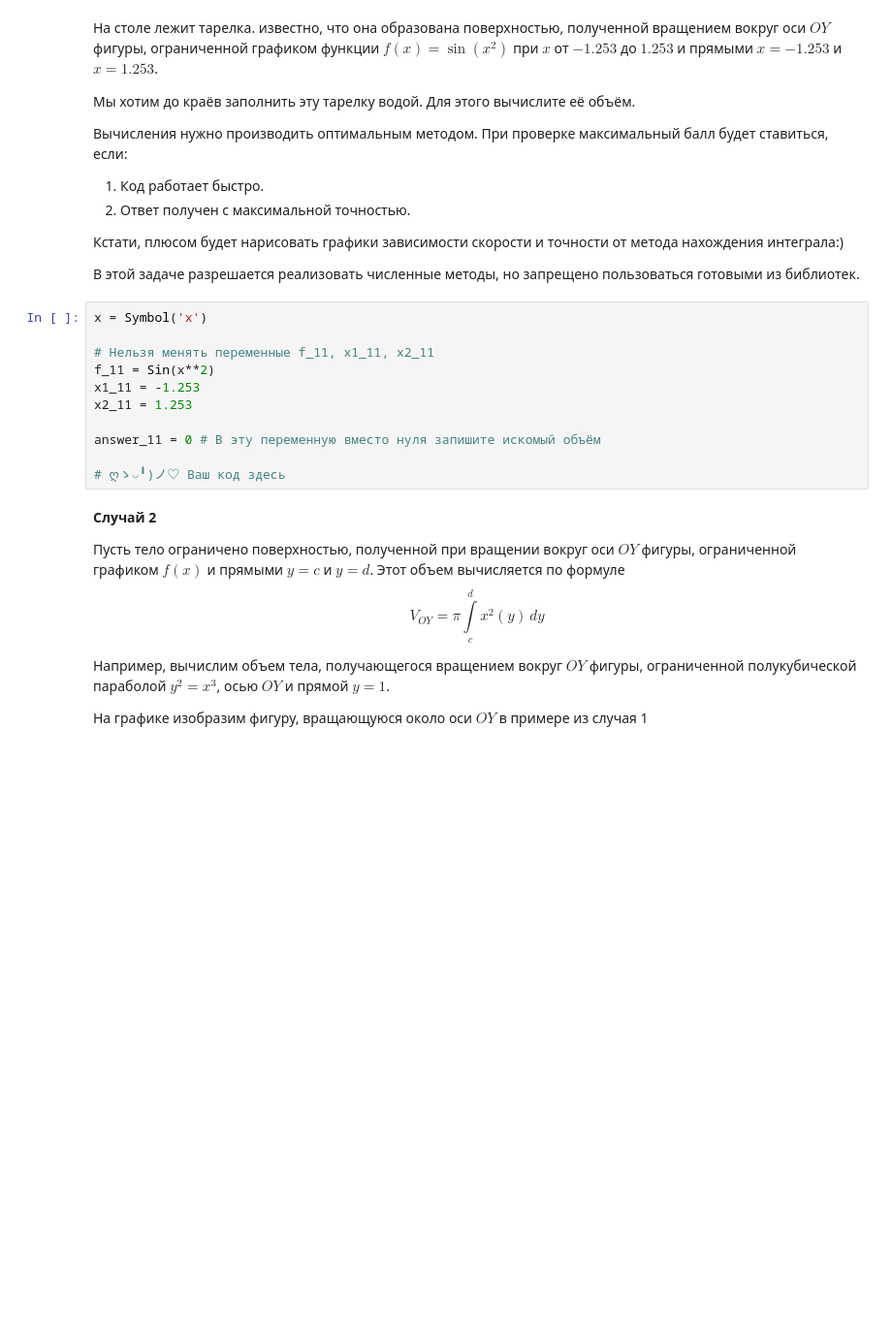
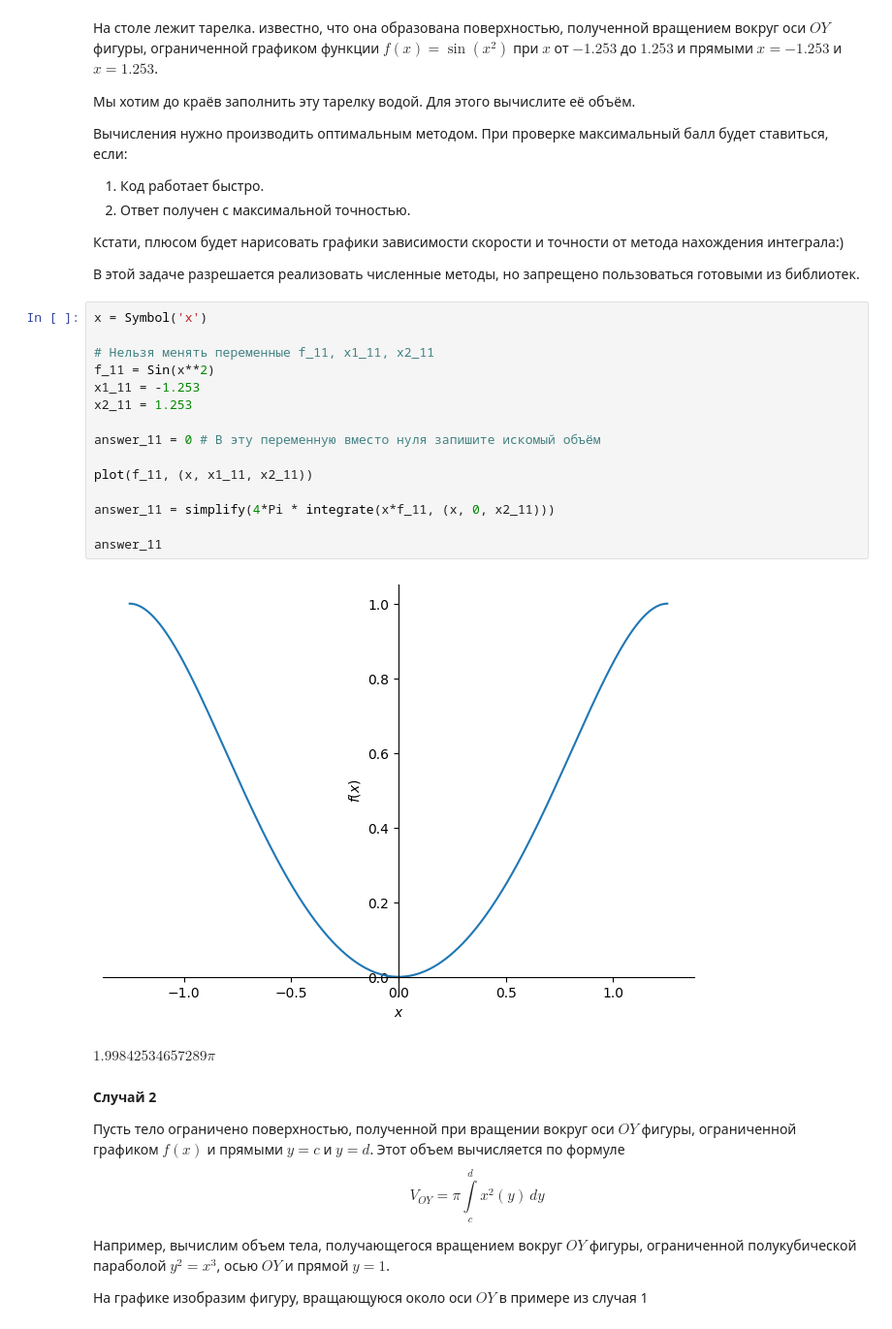
Before and after one commit to emelvv/hse-matan, a Jupyter notebook: ЛАБА2/Лабораторная работа 2 Часть 2 МА1 ПМИ Емельянов Владимир Михайлович Вариант 77.ipynb, the cells around one changed output. Shown: that part at 97% size. Drawn from its saved outputs; the diff is of its cells as text; blank space fills up the shorter version.

```diff
--- a/ЛАБА2/Лабораторная работа 2 Часть 2 МА1 ПМИ Емельянов Владимир Михайлович Вариант 77.ipynb
+++ b/ЛАБА2/Лабораторная работа 2 Часть 2 МА1 ПМИ Емельянов Владимир Михайлович Вариант 77.ipynb
@@ -1336,14 +1348,21 @@ $\displaystyle 2 \pi \int\limits_{0}^{1} x^{\frac{5}{2}}\, dx = \frac{4 \pi}{7}$
 # %%
 x = Symbol('x')
 
 # Нельзя менять переменные f_11, x1_11, x2_11
 f_11 = Sin(x**2)
 x1_11 = -1.253
 x2_11 = 1.253
 
 answer_11 = 0 # В эту переменную вместо нуля запишите искомый объём
 
-# ღゝ◡╹)ノ♡ Ваш код здесь
+plot(f_11, (x, x1_11, x2_11))
+
+answer_11 = simplify(4*Pi * integrate(x*f_11, (x, 0, x2_11)))
+
+answer_11
+# %% [output]
+[figure, added]
+$\displaystyle 1.99842534657289 \pi$
 # %% [markdown]
 **Случай 2**
 
```
Also changed, not shown: parts of 11 cells of this notebook.
